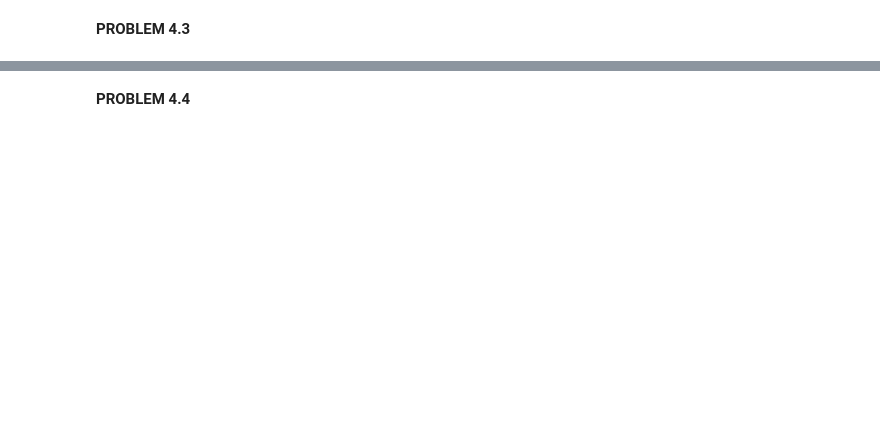
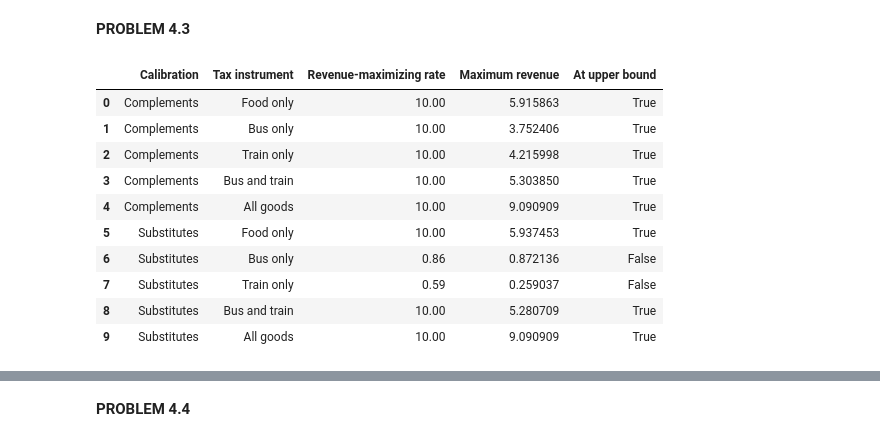
Before and after one commit to NumEconCopenhagen/projects-2024-group67, a Jupyter notebook: modelproject/model_project_afl2.ipynb, the cells around one changed output, grey strips where cells are left out. Cells and saved outputs as stored; diff of their text form; code cells hidden in the pictures; blank space fills up the shorter version.

```diff
--- a/modelproject/model_project_afl2.ipynb
+++ b/modelproject/model_project_afl2.ipynb
@@ -545,2 +617,74 @@ Based on the results, ftol = 1e-8 appears to provide a good balance between accu
 # %% [markdown]
 **PROBLEM 4.3**
+# %%
+# a. tax instruments
+taxes = {
+    'Food only': (1,),
+    'Bus only': (2,),
+    'Train only': (3,),
+    'Bus and train': (2,3),
+    'All goods': (1,2,3)
+}
+
+# b. function for finding maximum revenue
+def find_max_revenues(model, calibration, tau_max=10.0, N=1001):
+
+    results = []
+
+    for name, goods in taxes.items():
+
+        tau_star, R_max = model.max_revenue(
+            goods=goods,
+            tau_max=tau_max,
+            N=N
+        )
+
+        results.append({
+            'Calibration': calibration,
+            'Tax instrument': name,
+            'Revenue-maximizing rate': tau_star,
+            'Maximum revenue': R_max,
+            'At upper bound': np.isclose(tau_star, tau_max)
+        })
+
+    return results
+
+
+# c. run for both calibrations
+results_max = []
+
+results_max += find_max_revenues(
+    gov_comp,
+    'Complements',
+    tau_max=10.0,
+    N=1001
+)
+
+results_max += find_max_revenues(
+    gov_sub,
+    'Substitutes',
+    tau_max=10.0,
+    N=1001
+)
+
+# d. create table
+df_max = pd.DataFrame(results_max)
+
+display(
+    df_max.round({
+        'Revenue-maximizing rate': 4,
+        'Maximum revenue': 6
+    })
+)
+# %% [output]
+|  | Calibration | Tax instrument | Revenue-maximizing rate | Maximum revenue | At upper bound |
+| 0 | Complements | Food only | 10.00 | 5.915863 | True |
+| 1 | Complements | Bus only | 10.00 | 3.752406 | True |
+| 2 | Complements | Train only | 10.00 | 4.215998 | True |
+| 3 | Complements | Bus and train | 10.00 | 5.303850 | True |
+| 4 | Complements | All goods | 10.00 | 9.090909 | True |
+| 5 | Substitutes | Food only | 10.00 | 5.937453 | True |
+| 6 | Substitutes | Bus only | 0.86 | 0.872136 | False |
+| 7 | Substitutes | Train only | 0.59 | 0.259037 | False |
+| 8 | Substitutes | Bus and train | 10.00 | 5.280709 | True |
+| 9 | Substitutes | All goods | 10.00 | 9.090909 | True |
```
Also changed, not shown: parts of 7 cells of this notebook.
